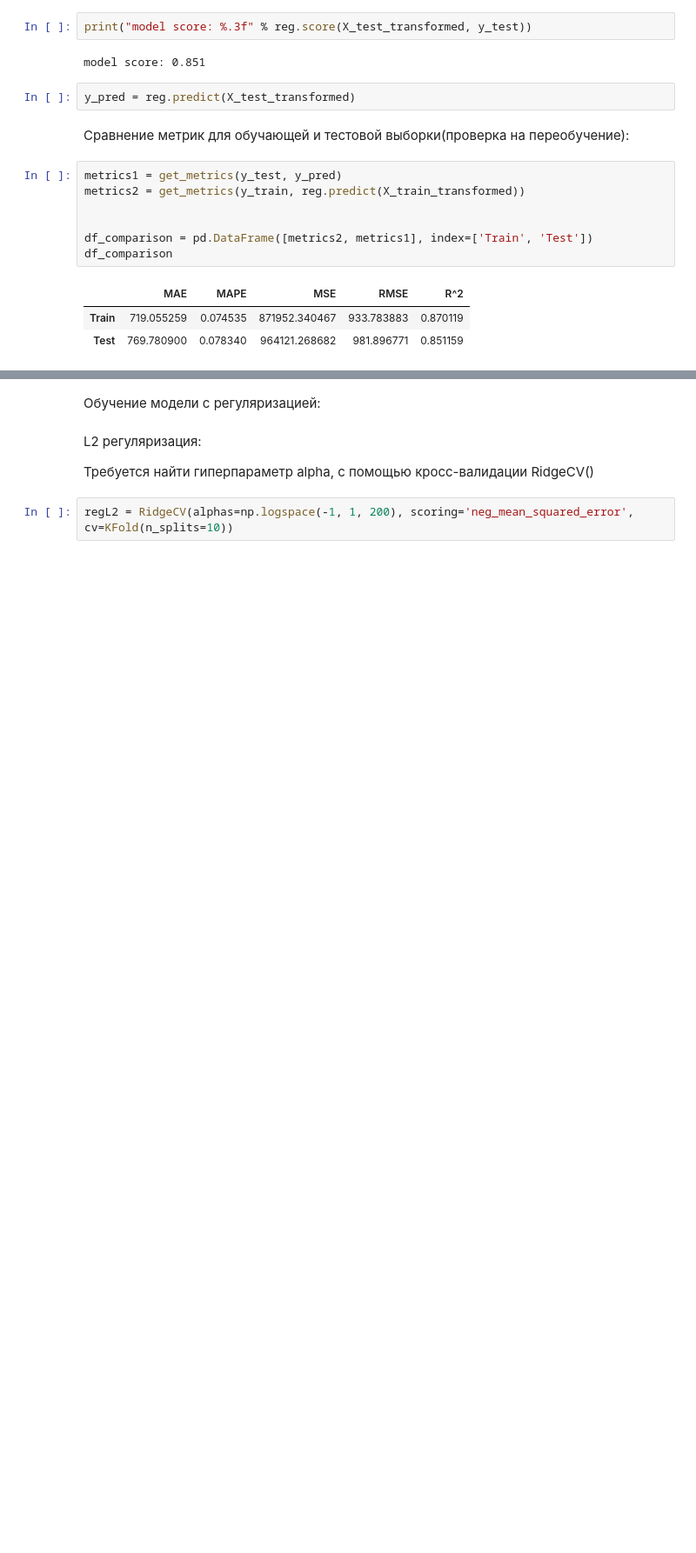
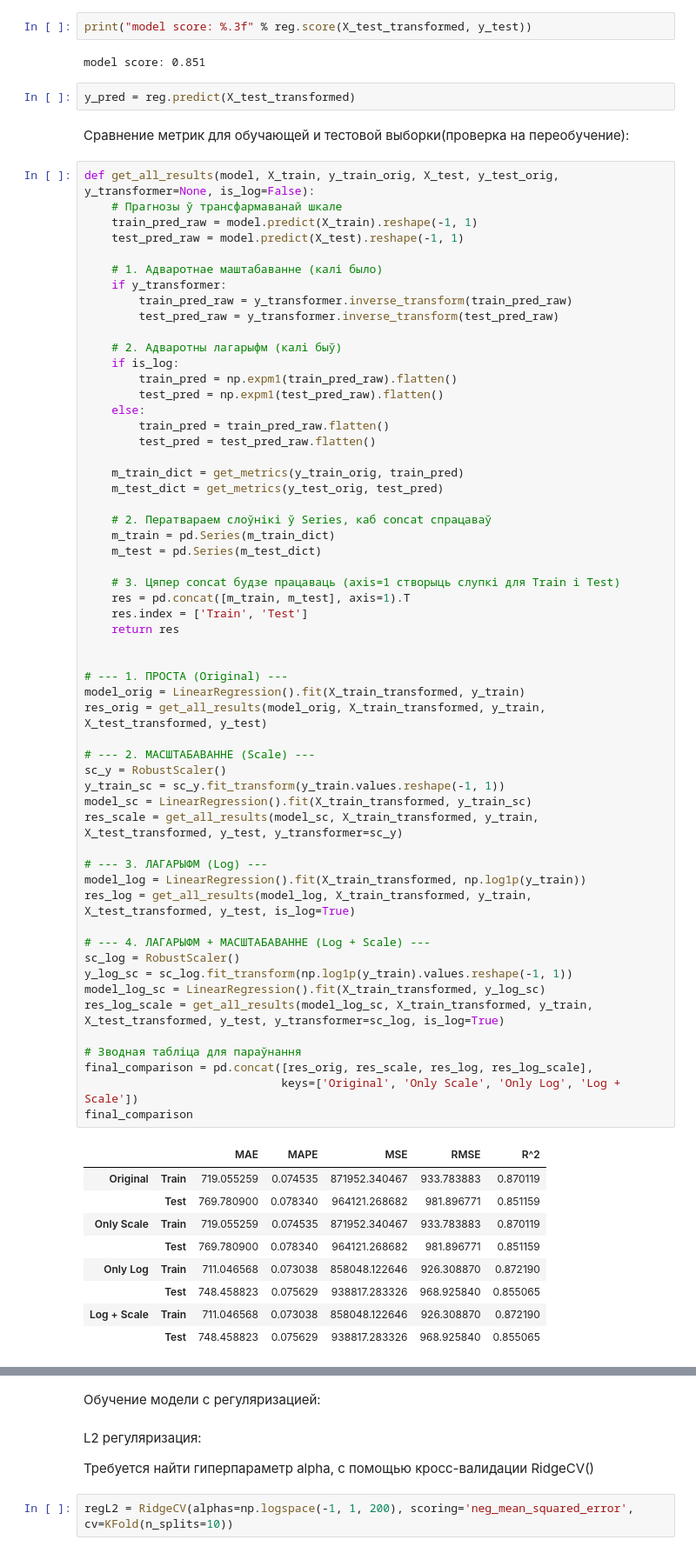
Before and after one commit to Aglaya-Alin/ML, a Jupyter notebook: hw04/hw04_linear_reg.ipynb, the cells around one changed output, grey strips where cells are left out. Shown at 87% size. Drawn from its saved outputs; the diff is of its cells as text; blank space fills up the shorter version.

```diff
--- a/hw04/hw04_linear_reg.ipynb
+++ b/hw04/hw04_linear_reg.ipynb
@@ -495,13 +502,68 @@ y_pred = reg.predict(X_test_transformed)
 # %% [markdown]
 Сравнение метрик для обучающей и тестовой выборки(проверка на переобучение):
 # %%
-metrics1 = get_metrics(y_test, y_pred)
-metrics2 = get_metrics(y_train, reg.predict(X_train_transformed))
+def get_all_results(model, X_train, y_train_orig, X_test, y_test_orig, y_transformer=None, is_log=False):
+    # Прагнозы ў трансфармаванай шкале
+    train_pred_raw = model.predict(X_train).reshape(-1, 1)
+    test_pred_raw = model.predict(X_test).reshape(-1, 1)
+
+    # 1. Адваротнае маштабаванне (калі было)
+    if y_transformer:
+        train_pred_raw = y_transformer.inverse_transform(train_pred_raw)
+        test_pred_raw = y_transformer.inverse_transform(test_pred_raw)
+
+    # 2. Адваротны лагарыфм (калі быў)
+    if is_log:
+        train_pred = np.expm1(train_pred_raw).flatten()
+        test_pred = np.expm1(test_pred_raw).flatten()
+    else:
+        train_pred = train_pred_raw.flatten()
+        test_pred = test_pred_raw.flatten()
+
+    m_train_dict = get_metrics(y_train_orig, train_pred)
+    m_test_dict = get_metrics(y_test_orig, test_pred)
+
+    # 2. Ператвараем слоўнікі ў Series, каб concat спрацаваў
+    m_train = pd.Series(m_train_dict)
+    m_test = pd.Series(m_test_dict)
+
+    # 3. Цяпер concat будзе працаваць (axis=1 створыць слупкі для Train і Test)
+    res = pd.concat([m_train, m_test], axis=1).T
+    res.index = ['Train', 'Test']
+    return res
 
 
-df_comparison = pd.DataFrame([metrics2, metrics1], index=['Train', 'Test'])
-df_comparison
+# --- 1. ПРОСТА (Original) ---
+model_orig = LinearRegression().fit(X_train_transformed, y_train)
+res_orig = get_all_results(model_orig, X_train_transformed, y_train, X_test_transformed, y_test)
+
+# --- 2. МАСШТАБАВАННЕ (Scale) ---
+sc_y = RobustScaler()
+y_train_sc = sc_y.fit_transform(y_train.values.reshape(-1, 1))
+model_sc = LinearRegression().fit(X_train_transformed, y_train_sc)
+res_scale = get_all_results(model_sc, X_train_transformed, y_train, X_test_transformed, y_test, y_transformer=sc_y)
+
+# --- 3. ЛАГАРЫФМ (Log) ---
+model_log = LinearRegression().fit(X_train_transformed, np.log1p(y_train))
+res_log = get_all_results(model_log, X_train_transformed, y_train, X_test_transformed, y_test, is_log=True)
+
+# --- 4. ЛАГАРЫФМ + МАСШТАБАВАННЕ (Log + Scale) ---
+sc_log = RobustScaler()
+y_log_sc = sc_log.fit_transform(np.log1p(y_train).values.reshape(-1, 1))
+model_log_sc = LinearRegression().fit(X_train_transformed, y_log_sc)
+res_log_scale = get_all_results(model_log_sc, X_train_transformed, y_train, X_test_transformed, y_test, y_transformer=sc_log, is_log=True)
+
+# Зводная табліца для параўнання
+final_comparison = pd.concat([res_orig, res_scale, res_log, res_log_scale],
+                             keys=['Original', 'Only Scale', 'Only Log', 'Log + Scale'])
+final_comparison
 # %% [output]
-|  | MAE | MAPE | MSE | RMSE | R^2 |
-| Train | 719.055259 | 0.074535 | 871952.340467 | 933.783883 | 0.870119 |
-| Test | 769.780900 | 0.078340 | 964121.268682 | 981.896771 | 0.851159 |
+|  |  | MAE | MAPE | MSE | RMSE | R^2 |
+| Original | Train | 719.055259 | 0.074535 | 871952.340467 | 933.783883 | 0.870119 |
+|  | Test | 769.780900 | 0.078340 | 964121.268682 | 981.896771 | 0.851159 |
+| Only Scale | Train | 719.055259 | 0.074535 | 871952.340467 | 933.783883 | 0.870119 |
+|  | Test | 769.780900 | 0.078340 | 964121.268682 | 981.896771 | 0.851159 |
+| Only Log | Train | 711.046568 | 0.073038 | 858048.122646 | 926.308870 | 0.872190 |
+|  | Test | 748.458823 | 0.075629 | 938817.283326 | 968.925840 | 0.855065 |
+| Log + Scale | Train | 711.046568 | 0.073038 | 858048.122646 | 926.308870 | 0.872190 |
+|  | Test | 748.458823 | 0.075629 | 938817.283326 | 968.925840 | 0.855065 |
```
Also changed, not shown: parts of 20 cells of this notebook.
